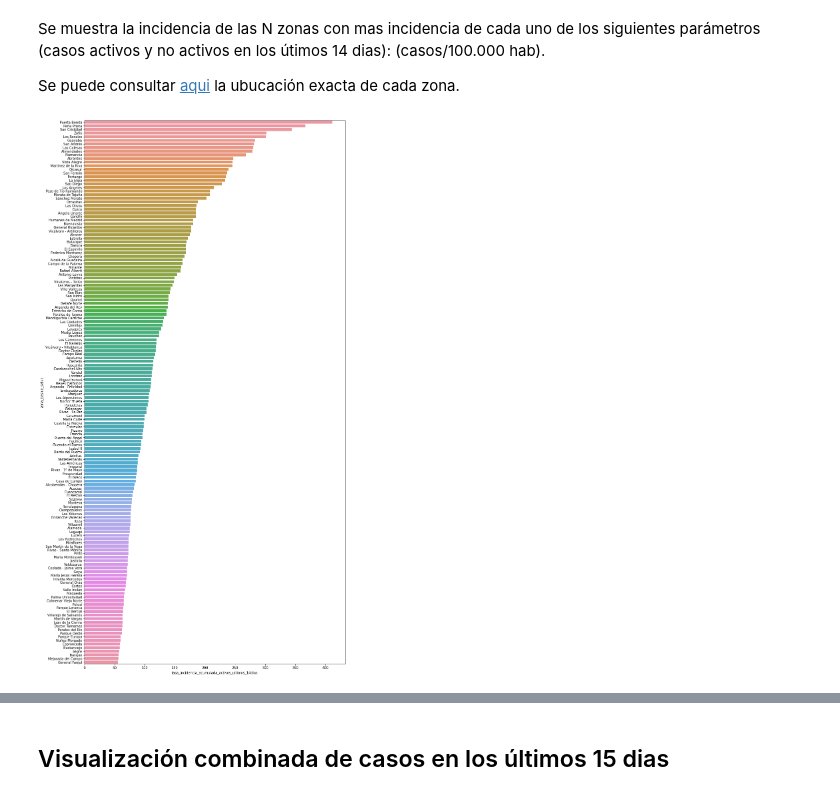
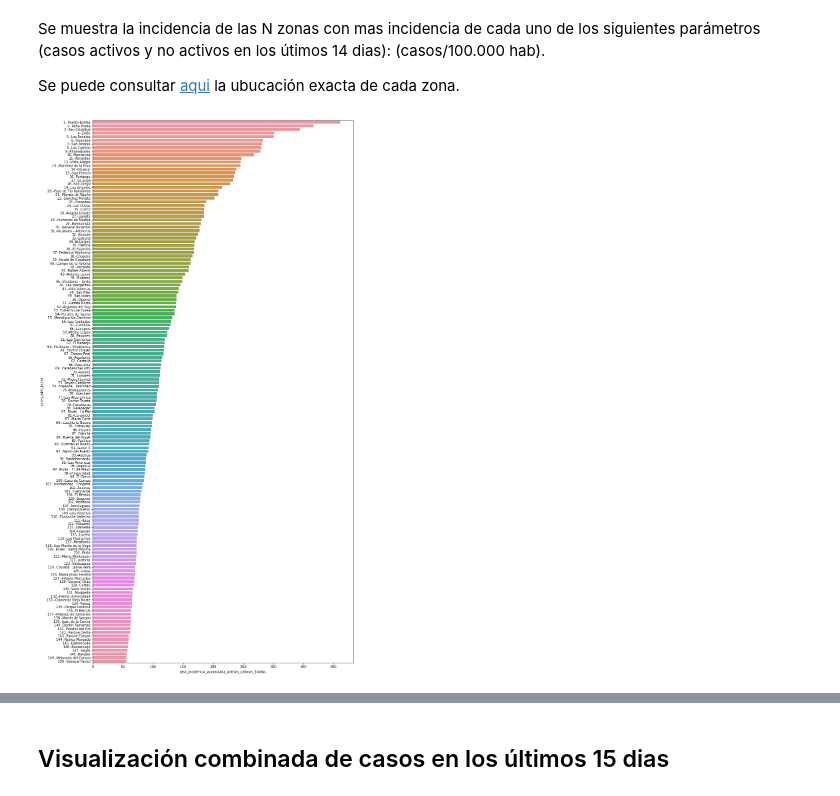
Before and after one commit to giorbernal/covidmadrid, a Jupyter notebook: notebooks/TopHealthZones.ipynb, the cells around one changed output, grey strips where cells are left out. Saved outputs shown, nothing was run; the diff lists cells and outputs as text; code cells hidden in the pictures.

```diff
--- a/notebooks/TopHealthZones.ipynb
+++ b/notebooks/TopHealthZones.ipynb
@@ -63,19 +64,25 @@ Se puede consultar [aqui](https://www.madrid.org/iestadis/fijas/estructu/general
 # %%
 N=150
 # %%
-def plotFilterBy(df, f, N):
+def plotFilterBy(df, f, N, sortByName=False):
     top = df.sort_values(by=f, ascending=False).head(N)
-    #.sort_values(by=ZONES)
+    top.reset_index(drop=True, inplace=True)
+    top.reset_index(drop=False,inplace=True)
+    fieldY = 'zones_with_index'
+    top[fieldY]=top[['index',ZONES]].apply(lambda x: str(x[0]+1) + '.-' + x[1], axis=1)
+
+    if (sortByName):
+        top=top.sort_values(by=ZONES)
 
     plt.figure(figsize=[14,30])
-    sns.barplot(data=top, x=f, y=ZONES, orient='h')
+    sns.barplot(data=top, x=f, y=fieldY, orient='h')
 
     v=top[f]
     return (v.min(),v.max())
 # %%
-(ra_min, ra_max)=plotFilterBy(select, RATE_ACTIVE_14,N)
+(ra_min, ra_max)=plotFilterBy(select, RATE_ACTIVE_14,N, sortByName=False)
 # %% [output]
-[figure, old version]
+[figure, new version]
 # %%
 (r_min, r_max)=plotFilterBy(select, RATE_14, N)
 # %% [output]
```
Also changed, not shown: parts of 2 cells of this notebook, 5 other files.
